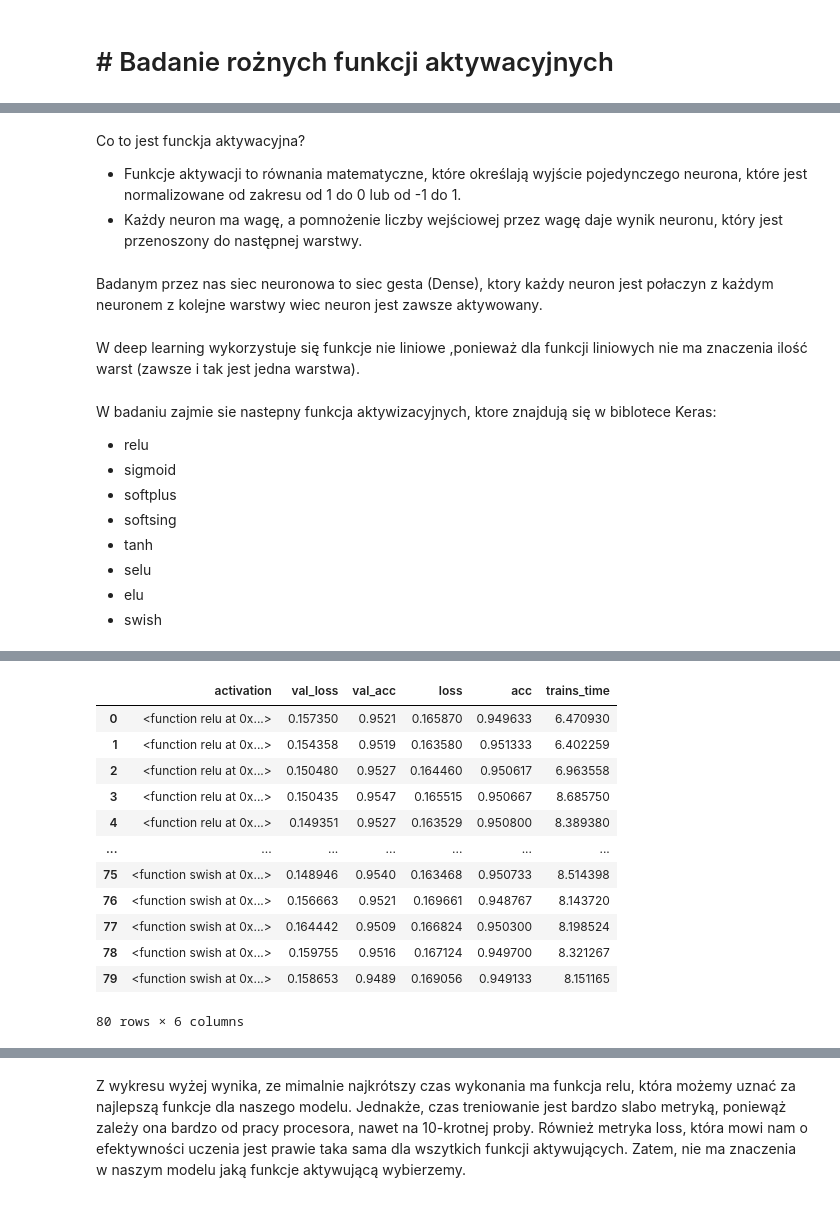
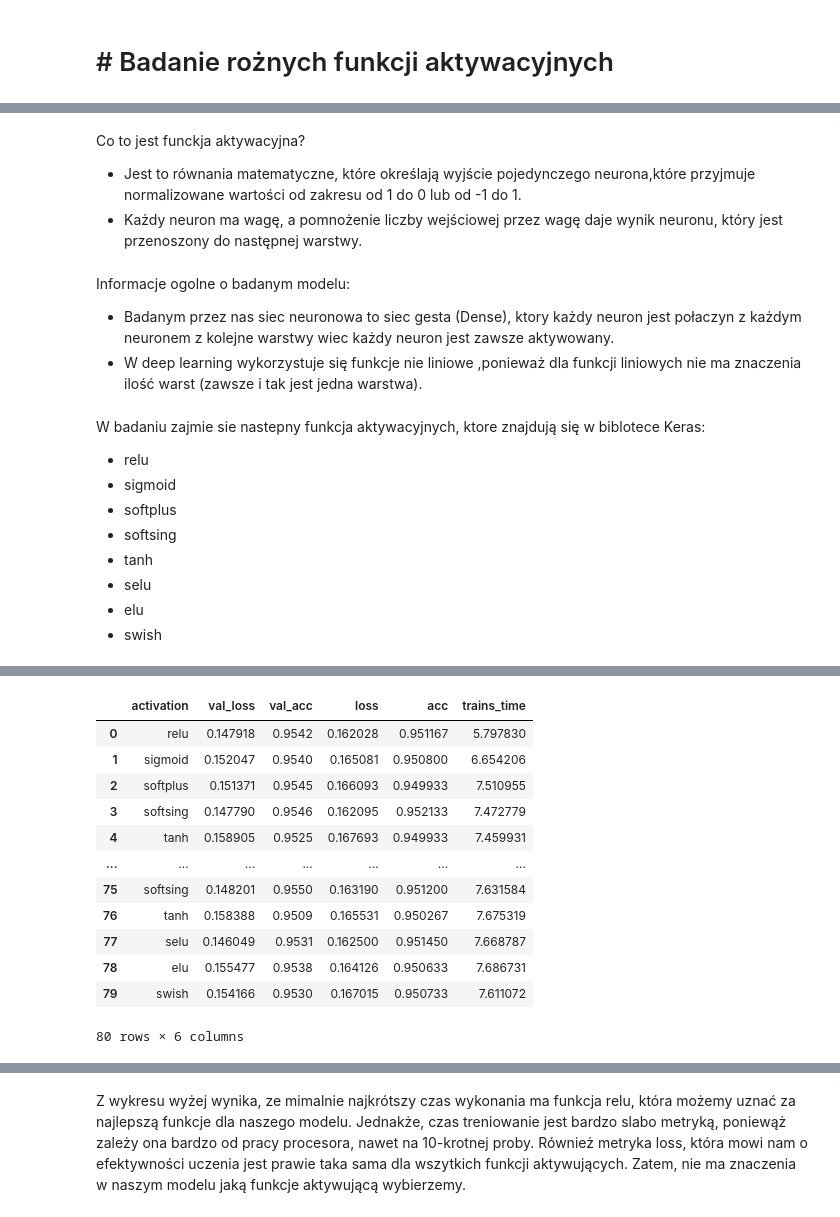
Before and after one commit to wysockif/numbers-classification, a Jupyter notebook: study_activation_function.ipynb, the cells around one changed output, grey strips where cells are left out. Cells and saved outputs as stored; diff of their text form; code cells hidden in the pictures.

```diff
--- a/study_activation_function.ipynb
+++ b/study_activation_function.ipynb
@@ -25,13 +10,13 @@ Metryka dla danych trenowanych - uczących: [0.921833336353302, 0.96723335981369
 # %% [markdown]
 Co to jest funckja aktywacyjna?
-* Funkcje aktywacji to równania matematyczne, które określają wyjście pojedynczego neurona, które jest normalizowane od zakresu od 1 do 0 lub od -1 do 1.
+* Jest to równania matematyczne, które określają wyjście pojedynczego neurona,które przyjmuje normalizowane wartości od zakresu od 1 do 0 lub od -1 do 1.
 * Każdy neuron ma wagę, a pomnożenie liczby wejściowej przez wagę daje wynik neuronu, który jest przenoszony do następnej warstwy.
 # %% [markdown]
-Badanym przez nas siec neuronowa to siec gesta (Dense), ktory każdy neuron jest połaczyn z każdym neuronem z kolejne warstwy wiec neuron jest zawsze aktywowany.
+Informacje ogolne o badanym modelu:
+* Badanym przez nas siec neuronowa to siec gesta (Dense), ktory każdy neuron jest połaczyn z każdym neuronem z kolejne warstwy wiec każdy neuron jest zawsze aktywowany.
+* W deep learning wykorzystuje się funkcje nie liniowe ,ponieważ dla funkcji liniowych nie ma znaczenia ilość warst (zawsze i tak jest jedna warstwa).
-# %% [markdown]
-W deep learning wykorzystuje się funkcje nie liniowe ,ponieważ dla funkcji liniowych nie ma znaczenia ilość warst (zawsze i tak jest jedna warstwa).
 # %% [markdown]
-W badaniu zajmie sie nastepny funkcja aktywizacyjnych, ktore znajdują się w biblotece Keras:
+W badaniu zajmie sie nastepny funkcja aktywacyjnych, ktore znajdują się w biblotece Keras:
 * relu
 * sigmoid
 * softplus
@@ -42,23 +27,25 @@ W badaniu zajmie sie nastepny funkcja aktywizacyjnych, ktore znajdują się w bi
 * swish
 # %%
 list_activaton_function =   [ tf.nn.relu,tf.nn.sigmoid,tf.nn.softplus, tf.nn.softsign,tf.nn.tanh, tf.nn.selu, tf.nn.elu, tf.nn.swish ]
-name_activation_function =  ['relu','sigmoid','softplus','softsing','tanh','selu','elu',]
+name_activation_function =  ['relu','sigmoid','softplus','softsing','tanh','selu','elu','swish']
 # %%
 df = pd.DataFrame(columns=['activation', 'val_loss', 'val_acc', 'loss', 'acc', 'trains_time'])
 
 
 # urchomienia modelu dla każdego activation  10 krotnie
 index = 0
-for activation in list_activaton_function :
-
-    for i  in range(10):
+for i  in range(10):
+    index_name = 0
+    for activation in list_activaton_function :
 
         val_loss, val_acc, loss, acc, trains_time, model = al.create_model_with_history_for_all_epochs(activation= list_activaton_function[1])
 
-        ls = [str(activation),val_loss[-1], val_acc[-1], loss[-1], acc[-1], sum(trains_time)]
+        ls = [name_activation_function[index_name],val_loss[-1], val_acc[-1], loss[-1], acc[-1], sum(trains_time)]
 
         df.loc[index] = ls
+
         index += 1
+        index_name += 1
 
 df
 # %% [output]
@@ -82,15 +69,15 @@ Trenuję:
 |  | activation | val_loss | val_acc | loss | acc | trains_time |
-| 0 | <function relu at 0x...> | 0.157350 | 0.9521 | 0.165870 | 0.949633 | 6.470930 |
-| 1 | <function relu at 0x...> | 0.154358 | 0.9519 | 0.163580 | 0.951333 | 6.402259 |
-| 2 | <function relu at 0x...> | 0.150480 | 0.9527 | 0.164460 | 0.950617 | 6.963558 |
-| 3 | <function relu at 0x...> | 0.150435 | 0.9547 | 0.165515 | 0.950667 | 8.685750 |
-| 4 | <function relu at 0x...> | 0.149351 | 0.9527 | 0.163529 | 0.950800 | 8.389380 |
+| 0 | relu | 0.147918 | 0.9542 | 0.162028 | 0.951167 | 5.797830 |
+| 1 | sigmoid | 0.152047 | 0.9540 | 0.165081 | 0.950800 | 6.654206 |
+| 2 | softplus | 0.151371 | 0.9545 | 0.166093 | 0.949933 | 7.510955 |
+| 3 | softsing | 0.147790 | 0.9546 | 0.162095 | 0.952133 | 7.472779 |
+| 4 | tanh | 0.158905 | 0.9525 | 0.167693 | 0.949933 | 7.459931 |
 | ... | ... | ... | ... | ... | ... | ... |
-| 75 | <function swish at 0x...> | 0.148946 | 0.9540 | 0.163468 | 0.950733 | 8.514398 |
-| 76 | <function swish at 0x...> | 0.156663 | 0.9521 | 0.169661 | 0.948767 | 8.143720 |
-| 77 | <function swish at 0x...> | 0.164442 | 0.9509 | 0.166824 | 0.950300 | 8.198524 |
-| 78 | <function swish at 0x...> | 0.159755 | 0.9516 | 0.167124 | 0.949700 | 8.321267 |
-| 79 | <function swish at 0x...> | 0.158653 | 0.9489 | 0.169056 | 0.949133 | 8.151165 |
+| 75 | softsing | 0.148201 | 0.9550 | 0.163190 | 0.951200 | 7.631584 |
+| 76 | tanh | 0.158388 | 0.9509 | 0.165531 | 0.950267 | 7.675319 |
+| 77 | selu | 0.146049 | 0.9531 | 0.162500 | 0.951450 | 7.668787 |
+| 78 | elu | 0.155477 | 0.9538 | 0.164126 | 0.950633 | 7.686731 |
+| 79 | swish | 0.154166 | 0.9530 | 0.167015 | 0.950733 | 7.611072 |
 80 rows × 6 columns
 # %%
 df_mean = df.groupby(by='activation').mean().reset_index()
```
Also changed, not shown: parts of 5 cells of this notebook.
